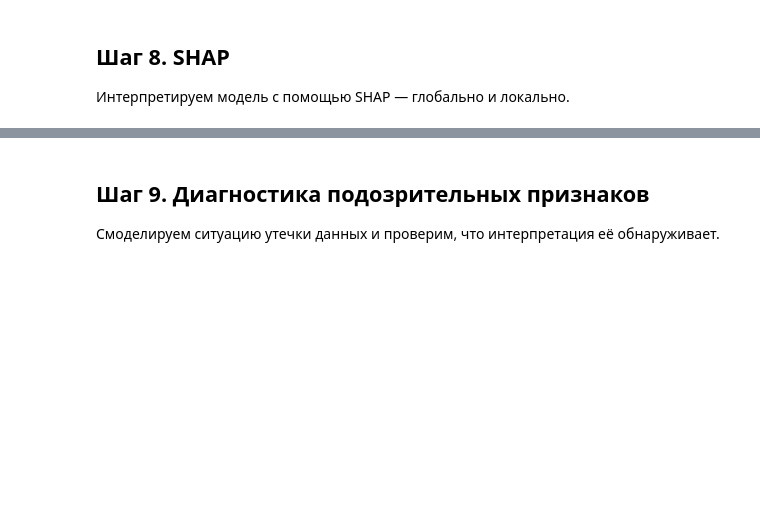
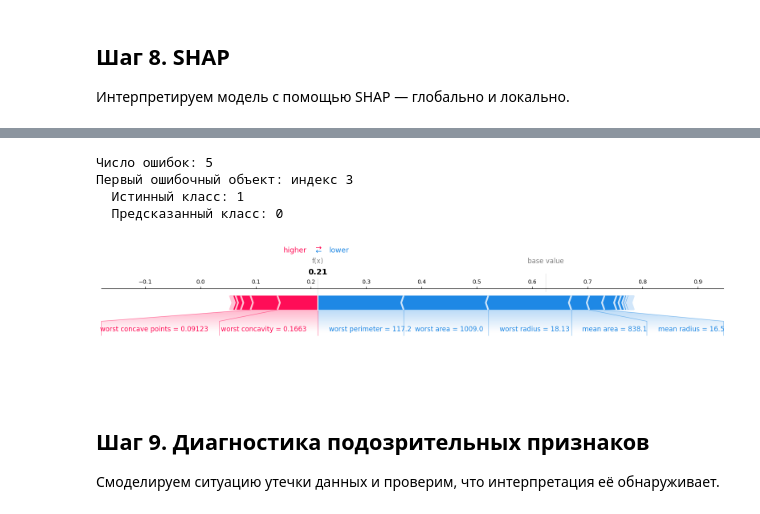
Before and after one commit to Xivalor/ml-course-homeworks, a Jupyter notebook: hw10_interpretation/hp_interp_practice_student.ipynb, the cells around one changed output, grey strips where cells are left out. Drawn from its saved outputs; the diff is of its cells as text; code cells hidden in the pictures; blank space fills up the shorter version.

```diff
--- a/hw10_interpretation/hp_interp_practice_student.ipynb
+++ b/hw10_interpretation/hp_interp_practice_student.ipynb
@@ -416,20 +442,29 @@ import shap
 # %%
 # ╔══════════════════════════════════════════════════════════════╗
 # ║  ЗАДАНИЕ 8в: Найдите объект, на котором модель ошиблась      ║
 # ║  (y_pred != y_test). Постройте для него force_plot           ║
 # ║  Какие признаки «виноваты» в ошибке?                         ║
 # ╚══════════════════════════════════════════════════════════════╝
 
 y_pred_test = best_rf.predict(X_test)
 errors = np.where(y_pred_test != y_test)[0]
 
 print(f"Число ошибок: {len(errors)}")
 print(f"Первый ошибочный объект: индекс {errors[0]}")
 print(f"  Истинный класс: {y_test.iloc[errors[0]]}")
 print(f"  Предсказанный класс: {y_pred_test[errors[0]]}")
 
 # YOUR CODE HERE
-# shap.force_plot(...)
+shap.force_plot(explainer.expected_value[1],  shap_values[errors[0],:,1], X_test.iloc[errors[0], :], feature_names=X_test.columns, matplotlib=True)
+#display(X_test.describe())
+
+# Виноваты worst perimeter, worst area, worst radius
+# %% [output]
+Число ошибок: 5
+Первый ошибочный объект: индекс 3
+  Истинный класс: 1
+  Предсказанный класс: 0
+[figure, added]
 # %% [markdown]
 ## Шаг 9. Диагностика подозрительных признаков
 
```
Also changed, not shown: parts of 8 cells of this notebook.
